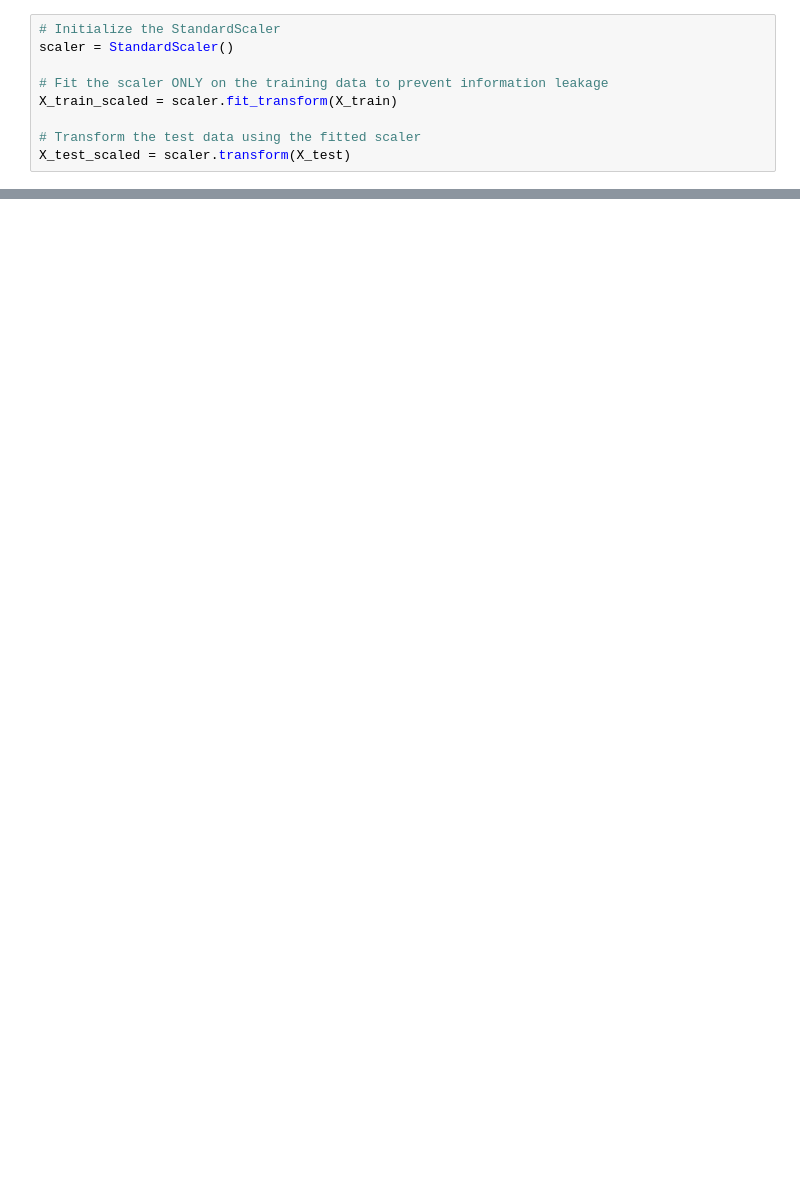
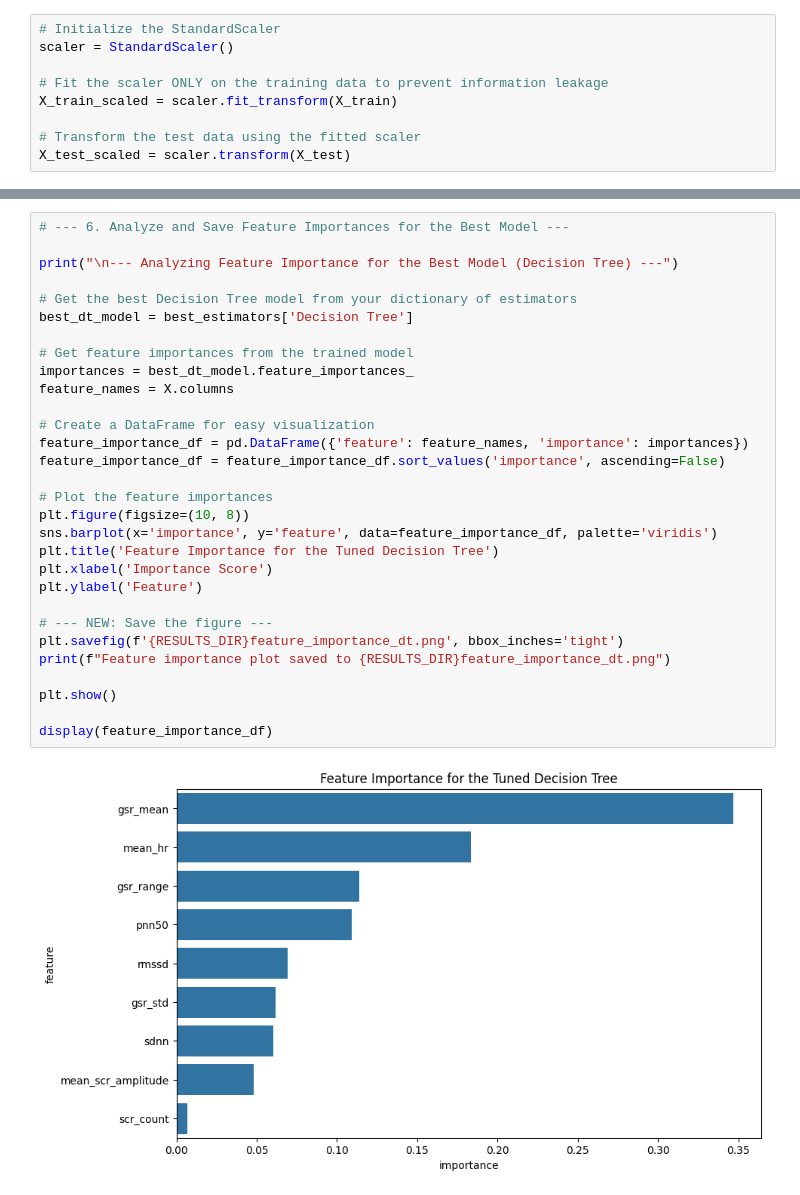
Before and after one commit to Yovan-J/Emotion-Detection-Wavelet, a Jupyter notebook: notebooks/03_machine_learning_classification.ipynb, the cells around one changed output, grey strips where cells are left out. Drawn from its saved outputs; the diff is of its cells as text; blank space fills up the shorter version.

Commit message:
Results

```diff
--- a/notebooks/03_machine_learning_classification.ipynb
+++ b/notebooks/03_machine_learning_classification.ipynb
@@ -70,0 +283,32 @@ X_test_scaled = scaler.transform(X_test)
+# %%
+# --- 6. Analyze and Save Feature Importances for the Best Model ---
+
+print("\n--- Analyzing Feature Importance for the Best Model (Decision Tree) ---")
+
+# Get the best Decision Tree model from your dictionary of estimators
+best_dt_model = best_estimators['Decision Tree']
+
+# Get feature importances from the trained model
+importances = best_dt_model.feature_importances_
+feature_names = X.columns
+
+# Create a DataFrame for easy visualization
+feature_importance_df = pd.DataFrame({'feature': feature_names, 'importance': importances})
+feature_importance_df = feature_importance_df.sort_values('importance', ascending=False)
+
+# Plot the feature importances
+plt.figure(figsize=(10, 8))
+sns.barplot(x='importance', y='feature', data=feature_importance_df, palette='viridis')
+plt.title('Feature Importance for the Tuned Decision Tree')
+plt.xlabel('Importance Score')
+plt.ylabel('Feature')
+
+# --- NEW: Save the figure ---
+plt.savefig(f'{RESULTS_DIR}feature_importance_dt.png', bbox_inches='tight')
+print(f"Feature importance plot saved to {RESULTS_DIR}feature_importance_dt.png")
+
+plt.show()
+
+display(feature_importance_df)
+# %% [output]
+[figure, added]
```
Also changed, not shown: parts of 4 cells of this notebook, 19 other files.
